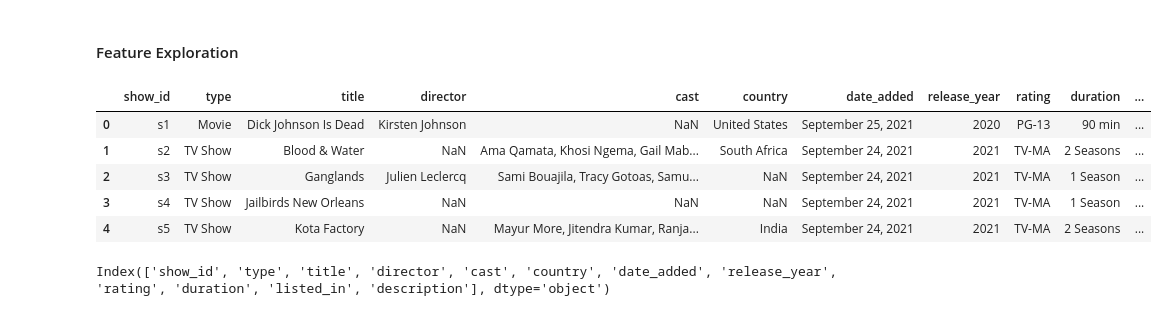
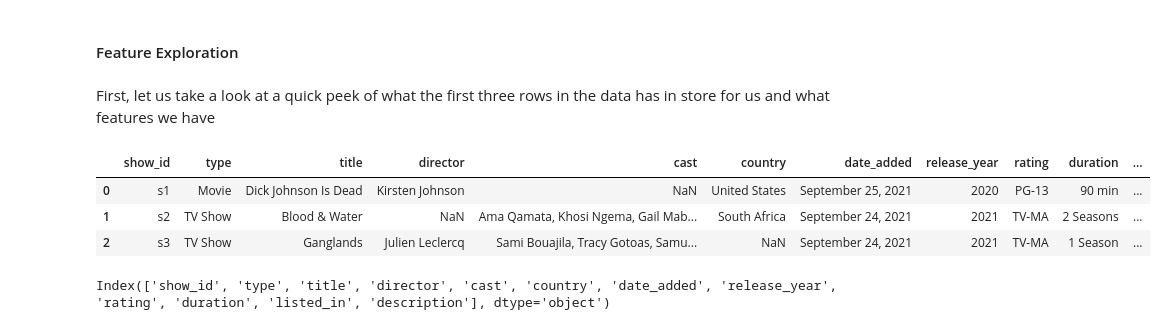
Before and after one commit to enescatagan/Netflix-EDA, a Jupyter notebook: netflix_eda.ipynb, the cells around one changed output. Saved outputs shown, nothing was run; the diff lists cells and outputs as text; code cells hidden in the pictures.

```diff
--- a/netflix_eda.ipynb
+++ b/netflix_eda.ipynb
@@ -59,16 +59,16 @@ pd.set_option("display.width", 500)
 df = pd.read_csv('data_sets/netflix_titles.csv')
 # %% [markdown]
 #### Feature Exploration
+# %% [markdown]
+First, let us take a look at a quick peek of what the first three rows in the data has in store for us and what features we have
 # %%
 # First 3 Data
-df.head()
+df.head(3)
 # %% [output]
 |  | show_id | type | title | director | cast | country | date_added | release_year | rating | duration | ... |
 | 0 | s1 | Movie | Dick Johnson Is Dead | Kirsten Johnson | NaN | United States | September 25, 2021 | 2020 | PG-13 | 90 min | ... |
 | 1 | s2 | TV Show | Blood & Water | NaN | Ama Qamata, Khosi Ngema, Gail Mab... | South Africa | September 24, 2021 | 2021 | TV-MA | 2 Seasons | ... |
 | 2 | s3 | TV Show | Ganglands | Julien Leclercq | Sami Bouajila, Tracy Gotoas, Samu... | NaN | September 24, 2021 | 2021 | TV-MA | 1 Season | ... |
-| 3 | s4 | TV Show | Jailbirds New Orleans | NaN | NaN | NaN | September 24, 2021 | 2021 | TV-MA | 1 Season | ... |
-| 4 | s5 | TV Show | Kota Factory | NaN | Mayur More, Jitendra Kumar, Ranja... | India | September 24, 2021 | 2021 | TV-MA | 2 Seasons | ... |
 # %%
 df.columns
 # %% [output]
```
Also changed, not shown: parts of 8 cells of this notebook.
